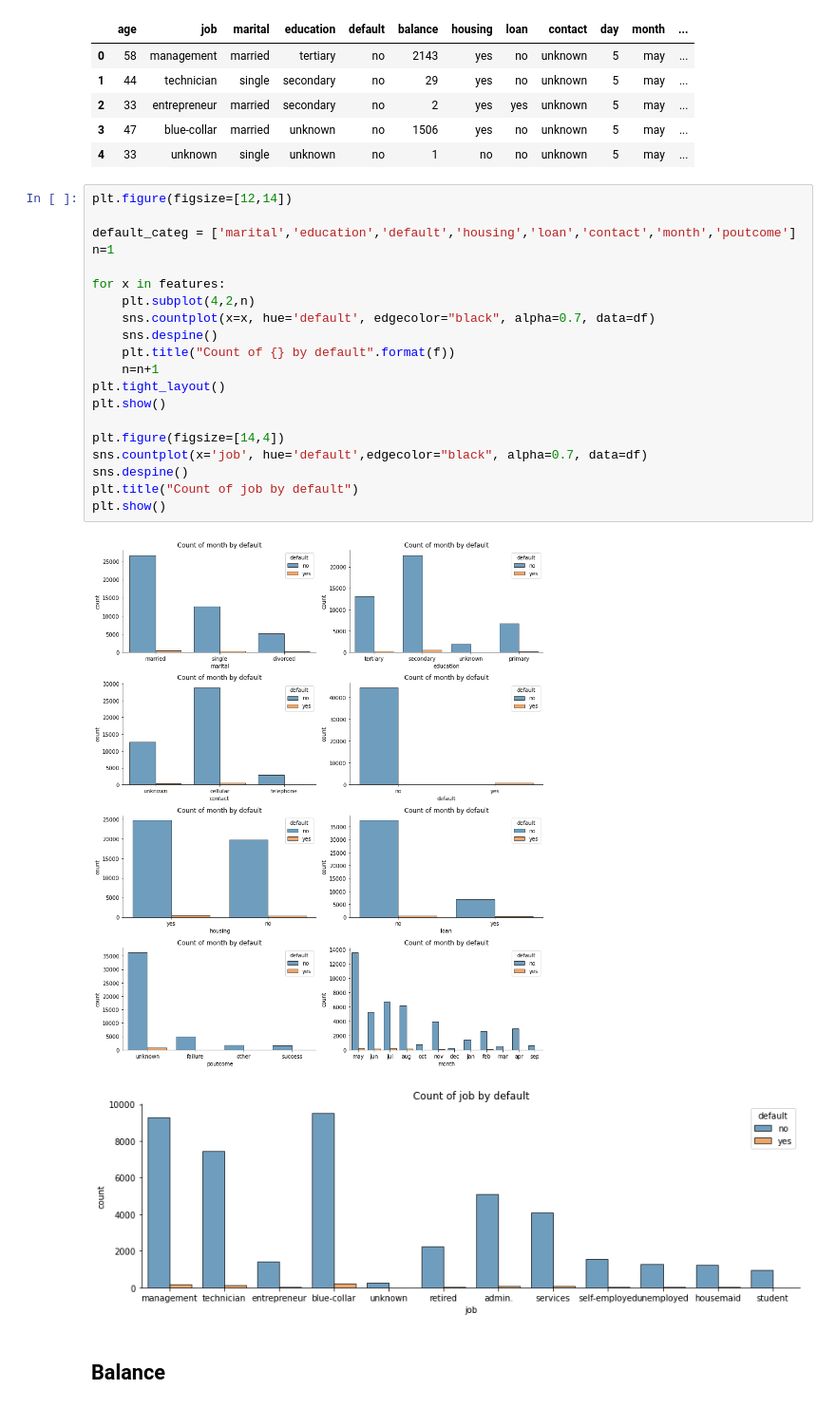
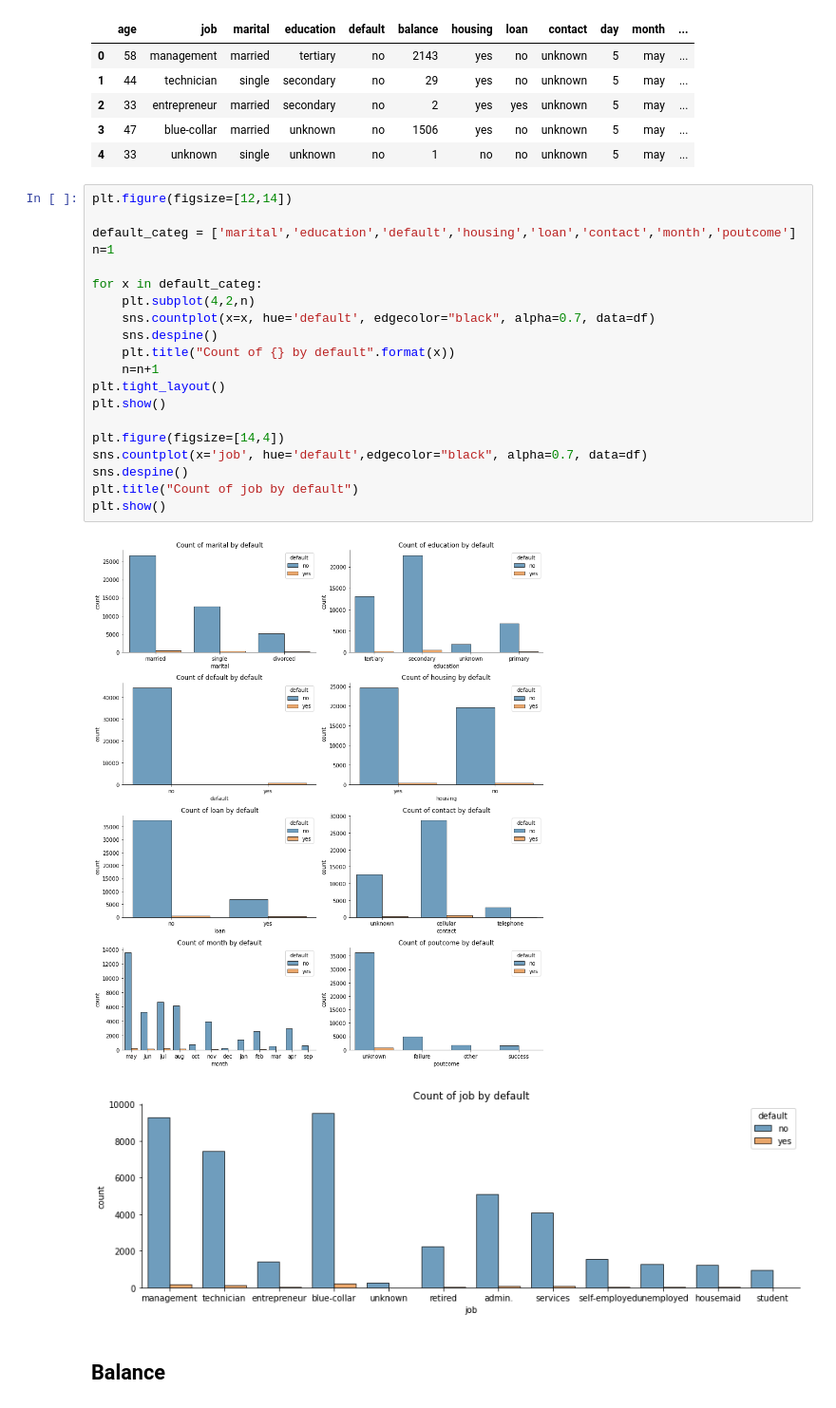
Before and after one commit to jasmineregner/Predictive-Marketing, a Jupyter notebook: bank_marketing.ipynb, the cells around one changed output. Shown at 95% size. Drawn from its saved outputs; the diff is of its cells as text.

```diff
--- a/bank_marketing.ipynb
+++ b/bank_marketing.ipynb
@@ -224,25 +224,25 @@ df.head()
 # %%
 plt.figure(figsize=[12,14])
 
 default_categ = ['marital','education','default','housing','loan','contact','month','poutcome']
 n=1
 
-for x in features:
+for x in default_categ:
     plt.subplot(4,2,n)
     sns.countplot(x=x, hue='default', edgecolor="black", alpha=0.7, data=df)
     sns.despine()
-    plt.title("Count of {} by default".format(f))
+    plt.title("Count of {} by default".format(x))
     n=n+1
 plt.tight_layout()
 plt.show()
 
 plt.figure(figsize=[14,4])
 sns.countplot(x='job', hue='default',edgecolor="black", alpha=0.7, data=df)
 sns.despine()
 plt.title("Count of job by default")
 plt.show()
 # %% [output]
-[figure, old version]
+[figure, new version]
 [figure]
 # %% [markdown]
 ## Balance
```
Also changed, not shown: parts of 12 cells of this notebook.
